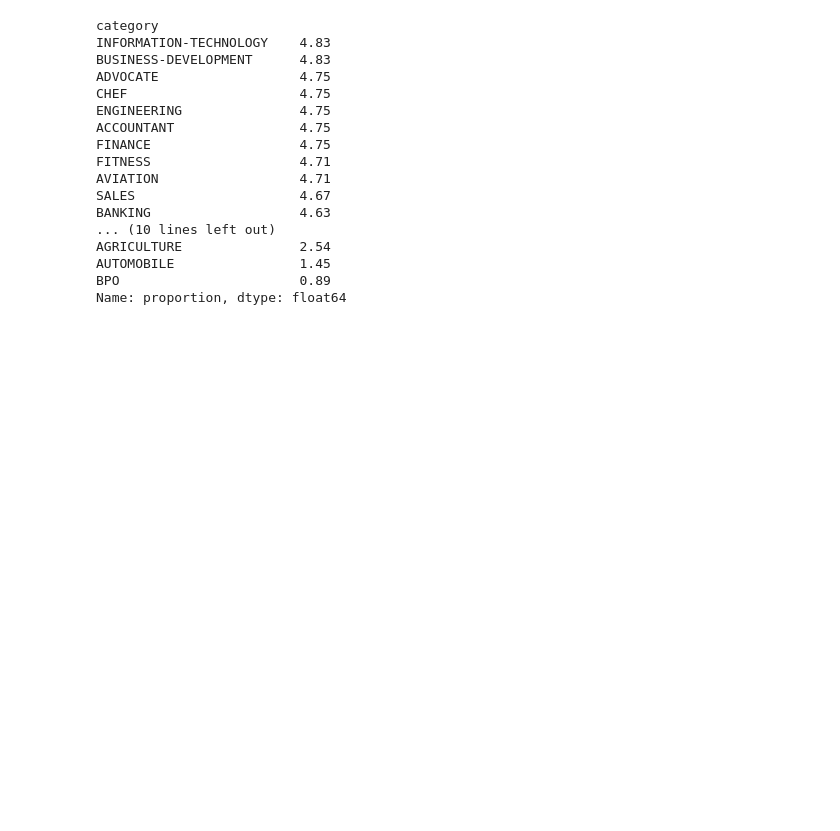
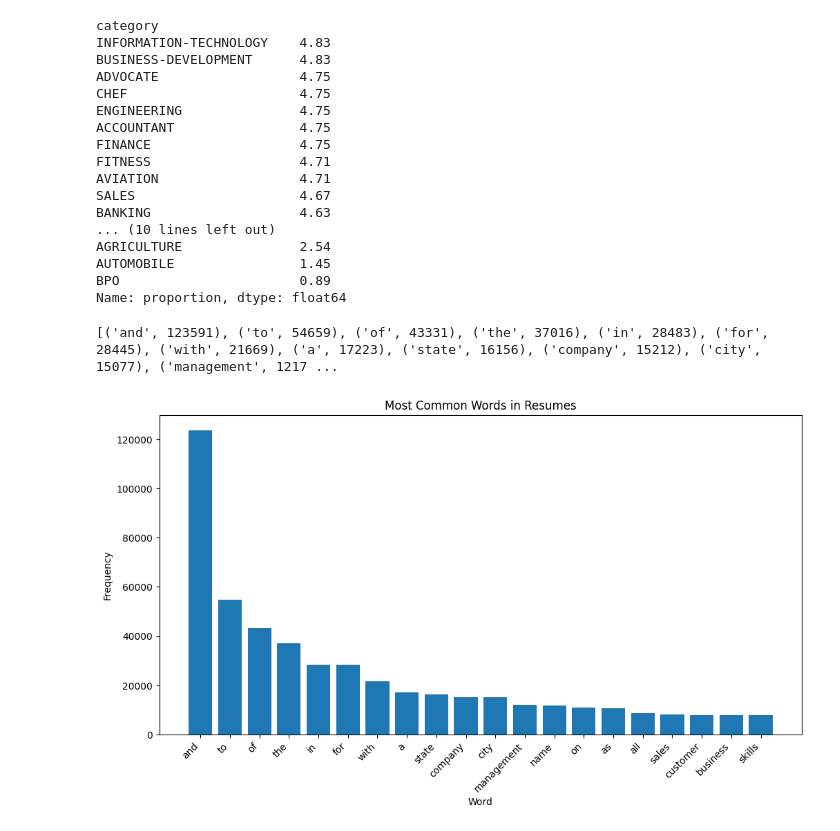
Before and after one commit to Savindi2002/CV-Analyzer-Job-Matching, a Jupyter notebook: CV_Analyzer.ipynb, the cells around one changed output. Saved outputs shown, nothing was run; the diff lists cells and outputs as text; code cells hidden in the pictures; blank space fills up the shorter version.

Commit message:
common words graph representation

```diff
--- a/CV_Analyzer.ipynb
+++ b/CV_Analyzer.ipynb
@@ -258,3 +258,34 @@ AGRICULTURE               2.54
 AUTOMOBILE                1.45
 BPO                       0.89
 Name: proportion, dtype: float64
+# %%
+from collections import Counter
+
+all_resume_words = ' '.join(
+    resume_df['clean_resume']
+).split()
+
+word_counts = Counter(all_resume_words)
+
+print(word_counts.most_common(30))
+# %% [output]
+[('and', 123591), ('to', 54659), ('of', 43331), ('the', 37016), ('in', 28483), ('for', 28445), ('with', 21669), ('a', 17223), ('state', 16156), ('company', 15212), ('city', 15077), ('management', 1217 ...
+# %%
+common_words = word_counts.most_common(20)
+
+words = [item[0] for item in common_words]
+counts = [item[1] for item in common_words]
+
+plt.figure(figsize=(12, 6))
+
+plt.bar(words, counts)
+
+plt.title('Most Common Words in Resumes')
+plt.xlabel('Word')
+plt.ylabel('Frequency')
+
+plt.xticks(rotation=45, ha='right')
+
+plt.show()
+# %% [output]
+[figure, added]
```
